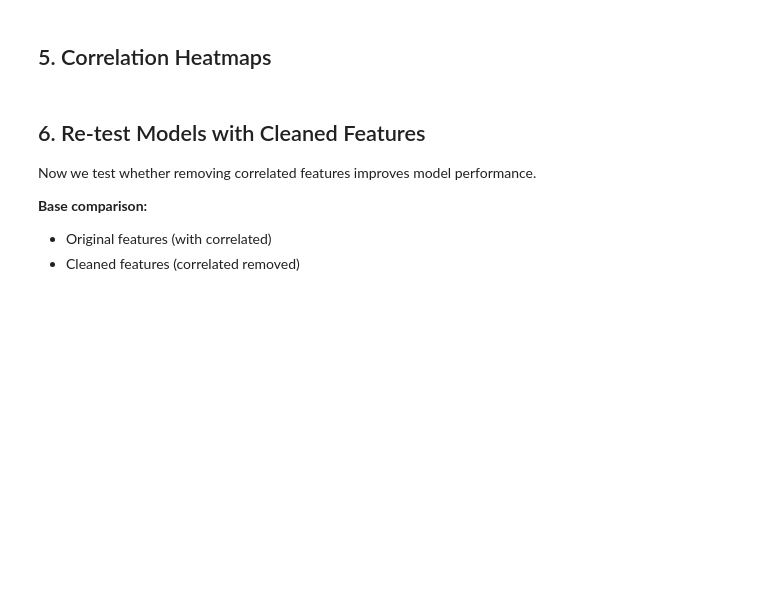
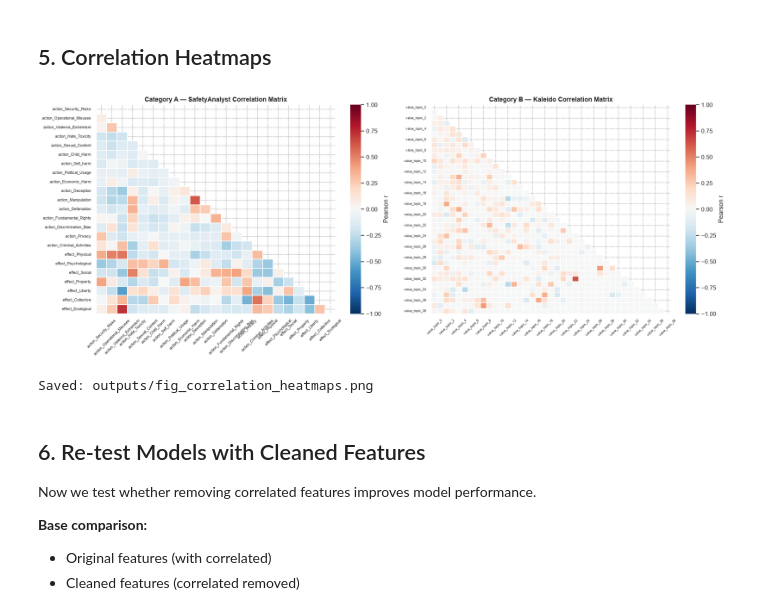
Before and after one commit to guldenakkuss/PluriHarms-release, a Jupyter notebook: notebooks/CorrelationAnalysis.ipynb, the cells around one changed output. Drawn from its saved outputs; the diff is of its cells as text; code cells hidden in the pictures; blank space fills up the shorter version.

```diff
--- a/notebooks/CorrelationAnalysis.ipynb
+++ b/notebooks/CorrelationAnalysis.ipynb
@@ -299,36 +350,37 @@ else:
 # %%
 fig, axes = plt.subplots(1, 2, figsize=(18, 7))
 
 # Category A heatmap
 corr_A = prompts[cat_A].corr()
 mask_A = np.triu(np.ones_like(corr_A, dtype=bool))
 sns.heatmap(corr_A, mask=mask_A, ax=axes[0],
             cmap='RdBu_r', center=0, vmin=-1, vmax=1,
             annot=False, linewidths=0.3,
             cbar_kws={'label': 'Pearson r'})
-axes[0].set_title('Category A — SafetyAnalyst
-Correlation Matrix',
+axes[0].set_title('Category A — SafetyAnalyst Correlation Matrix',
                    fontweight='bold')
 axes[0].tick_params(axis='x', rotation=45, labelsize=7)
 axes[0].tick_params(axis='y', labelsize=7)
 
 # Category B heatmap
 corr_B = prompts[cat_B].corr()
 mask_B = np.triu(np.ones_like(corr_B, dtype=bool))
 sns.heatmap(corr_B, mask=mask_B, ax=axes[1],
             cmap='RdBu_r', center=0, vmin=-1, vmax=1,
             annot=False, linewidths=0.3,
             cbar_kws={'label': 'Pearson r'})
-axes[1].set_title('Category B — Kaleido
-Correlation Matrix',
+axes[1].set_title('Category B — Kaleido Correlation Matrix',
                    fontweight='bold')
 axes[1].tick_params(axis='x', rotation=45, labelsize=6)
 axes[1].tick_params(axis='y', labelsize=6)
 
 plt.tight_layout()
 plt.savefig("outputs/fig_correlation_heatmaps.png", bbox_inches='tight')
 plt.show()
 print("Saved: outputs/fig_correlation_heatmaps.png")
+# %% [output]
+[figure, added]
+Saved: outputs/fig_correlation_heatmaps.png
 # %% [markdown]
 ## 6. Re-test Models with Cleaned Features
 
```
Also changed, not shown: parts of 18 cells of this notebook, 25 other files.
